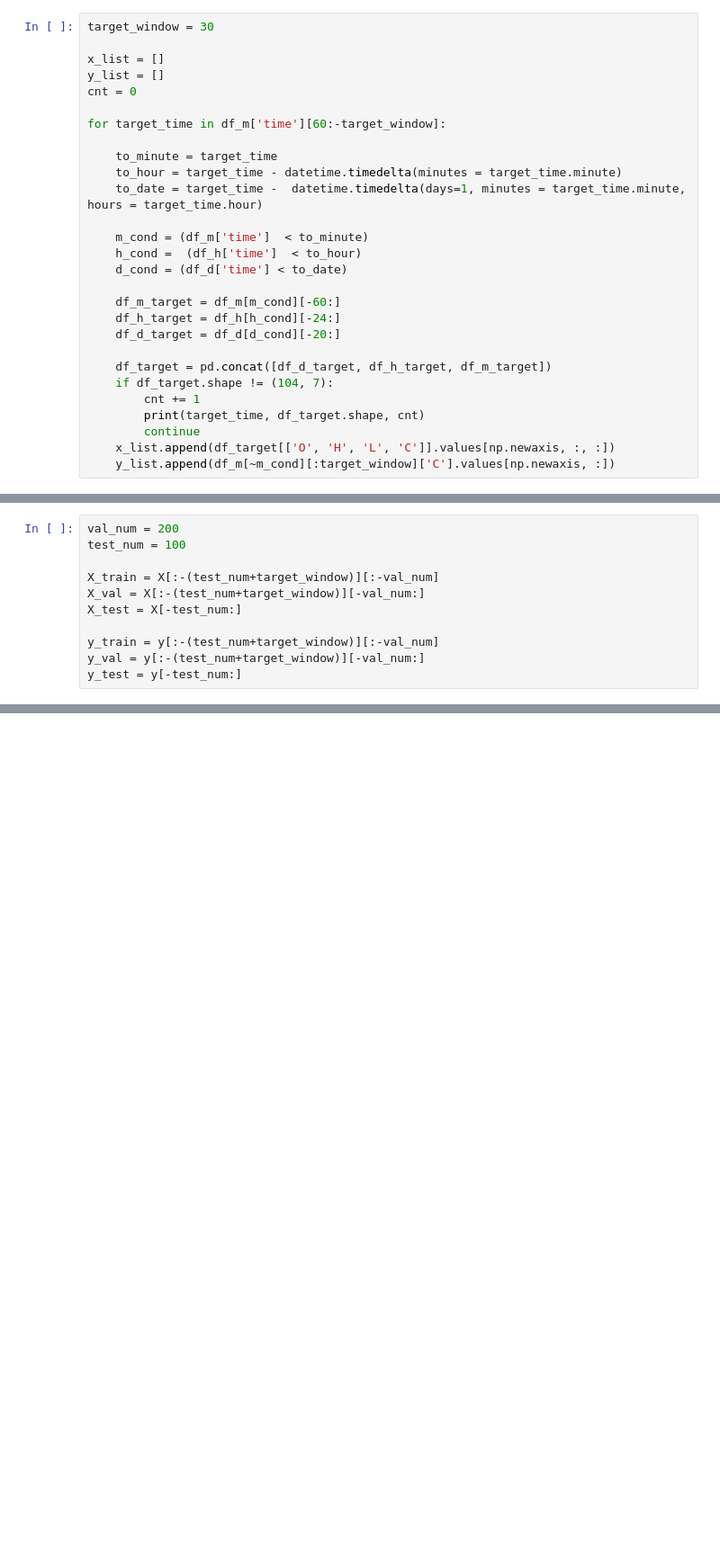
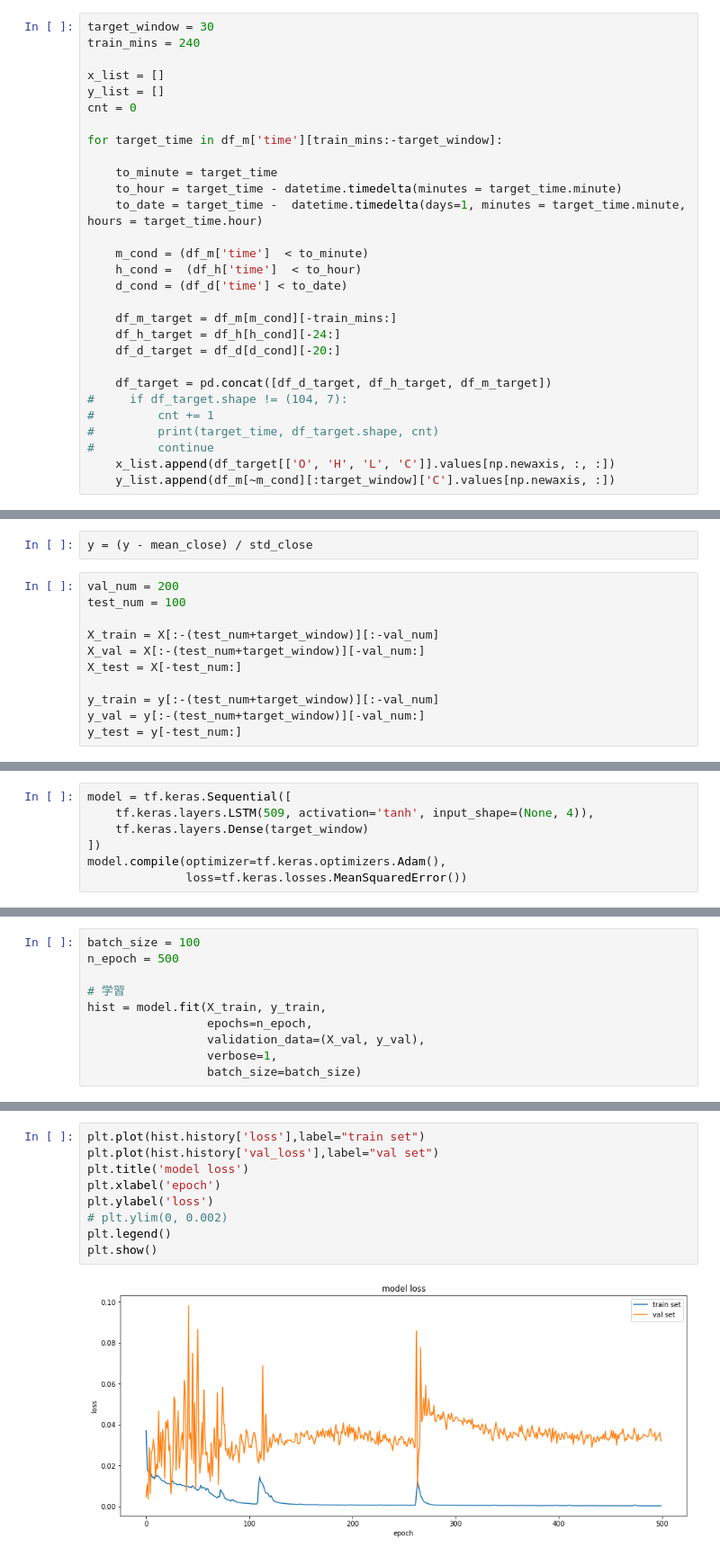
Before and after one commit to Rio114/practice, a Jupyter notebook: trade/fx/combined_time_scale.ipynb, the cells around one changed output, grey strips where cells are left out. Shown at 90% size. Drawn from its saved outputs; the diff is of its cells as text; blank space fills up the shorter version.

```diff
--- a/trade/fx/combined_time_scale.ipynb
+++ b/trade/fx/combined_time_scale.ipynb
@@ -18,12 +18,13 @@ df_h = load_assign_dtype("data/usd_jpy_h1.csv")
 df_d = load_assign_dtype("data/usd_jpy_d.csv")
 # %%
 target_window = 30
+train_mins = 240
 
 x_list = []
 y_list = []
 cnt = 0
 
-for target_time in df_m['time'][60:-target_window]:
+for target_time in df_m['time'][train_mins:-target_window]:
 
     to_minute = target_time
     to_hour = target_time - datetime.timedelta(minutes = target_time.minute)
@@ -33,14 +34,14 @@ for target_time in df_m['time'][60:-target_window]:
     h_cond =  (df_h['time']  < to_hour)
     d_cond = (df_d['time'] < to_date)
 
-    df_m_target = df_m[m_cond][-60:]
+    df_m_target = df_m[m_cond][-train_mins:]
     df_h_target = df_h[h_cond][-24:]
     df_d_target = df_d[d_cond][-20:]
 
     df_target = pd.concat([df_d_target, df_h_target, df_m_target])
-    if df_target.shape != (104, 7):
-        cnt += 1
-        print(target_time, df_target.shape, cnt)
-        continue
+#     if df_target.shape != (104, 7):
+#         cnt += 1
+#         print(target_time, df_target.shape, cnt)
+#         continue
     x_list.append(df_target[['O', 'H', 'L', 'C']].values[np.newaxis, :, :])
     y_list.append(df_m[~m_cond][:target_window]['C'].values[np.newaxis, :])
@@ -55,3 +64,5 @@ y = np.vstack(y_list)
+# %%
+y = (y - mean_close) / std_close
 # %%
 val_num = 200
 test_num = 100
@@ -74,0 +77,7 @@ pd.Series(y_test[4,:]).plot()
+# %%
+model = tf.keras.Sequential([
+    tf.keras.layers.LSTM(509, activation='tanh', input_shape=(None, 4)),
+    tf.keras.layers.Dense(target_window)
+])
+model.compile(optimizer=tf.keras.optimizers.Adam(),
+              loss=tf.keras.losses.MeanSquaredError())
@@ -74,0 +99,10 @@ pd.Series(y_test[4,:]).plot()
+# %%
+batch_size = 100
+n_epoch = 500
+
+# 学習
+hist = model.fit(X_train, y_train,
+                 epochs=n_epoch,
+                 validation_data=(X_val, y_val),
+                 verbose=1,
+                 batch_size=batch_size)
@@ -74,0 +127,11 @@ pd.Series(y_test[4,:]).plot()
+# %%
+plt.plot(hist.history['loss'],label="train set")
+plt.plot(hist.history['val_loss'],label="val set")
+plt.title('model loss')
+plt.xlabel('epoch')
+plt.ylabel('loss')
+# plt.ylim(0, 0.002)
+plt.legend()
+plt.show()
+# %% [output]
+[figure, added]
```
Also changed, not shown: parts of 9 cells of this notebook.
